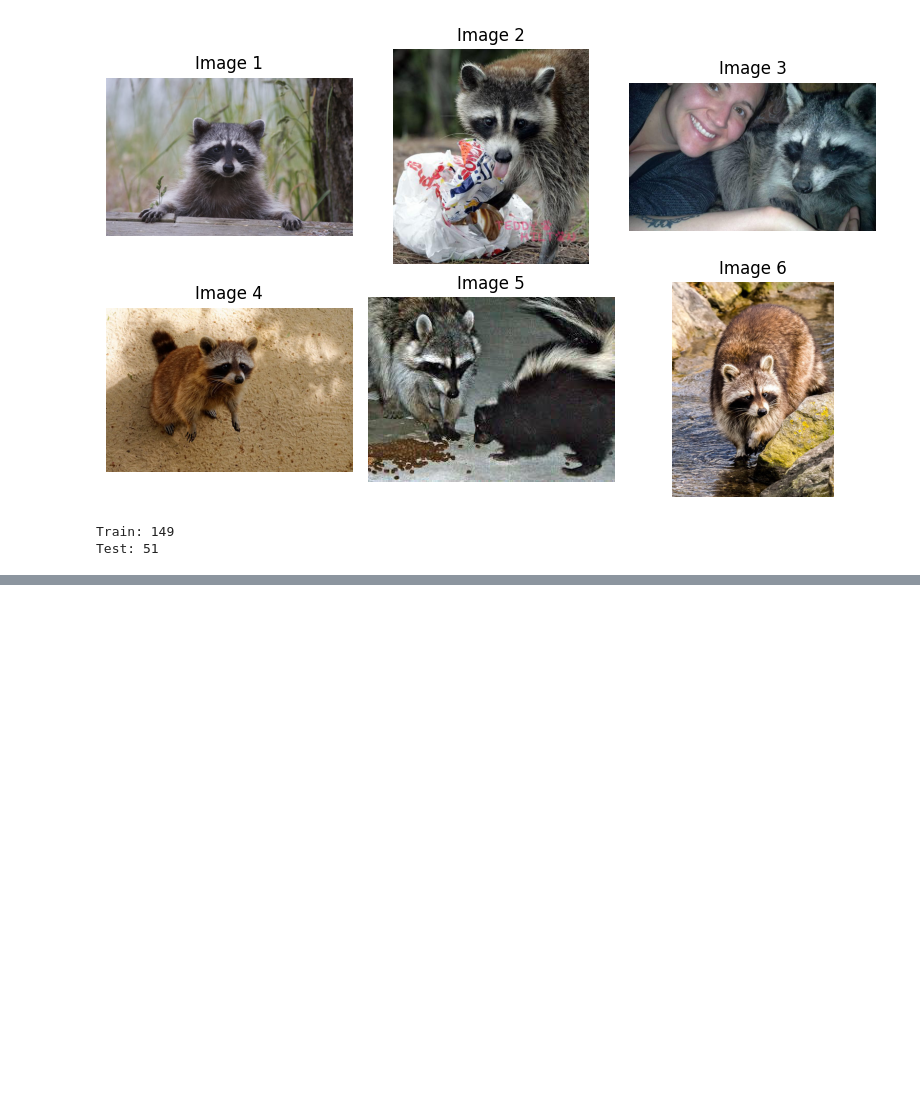
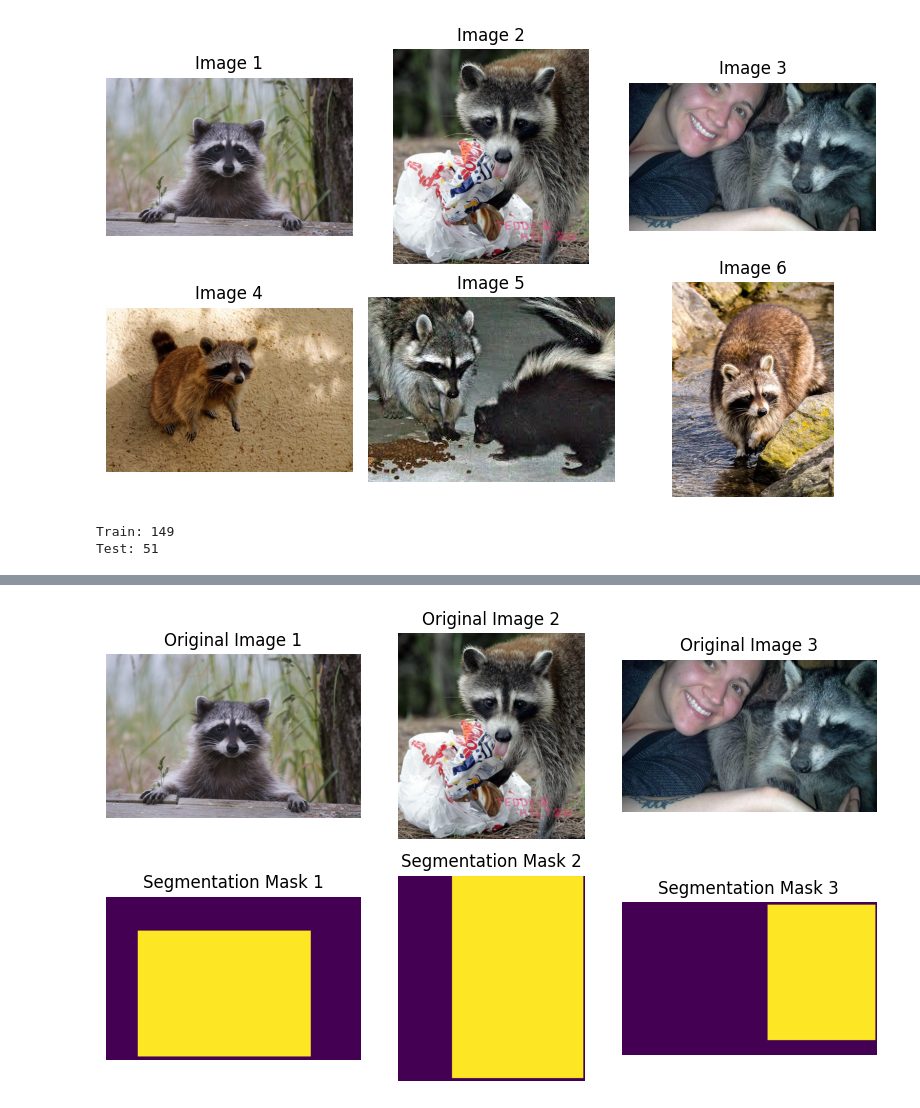
Before and after one commit to ploung/AAI-521-ComputerVision_Module3, a Jupyter notebook: Pros Loung_Assignment3.ipynb, the cells around one changed output, grey strips where cells are left out. Drawn from its saved outputs; the diff is of its cells as text; code cells hidden in the pictures; blank space fills up the shorter version.

```diff
--- a/Pros Loung_Assignment3.ipynb
+++ b/Pros Loung_Assignment3.ipynb
@@ -262,0 +284,27 @@ Loaded 200 images
+# %%
+# load an image
+# Use the function above to create the image and its mask
+image_Mask = RaccoonDataset()
+image_Mask.load_dataset('raccoon_dataset', is_train=True)
+image_Mask.prepare()
+
+
+# Display the original images on the top row
+plt.figure(figsize=(8, 5))
+for i in range(3):
+    image, mask = image_Mask.load_image(i), image_Mask.load_mask(i)[0]
+    plt.subplot(2, 3, i+1)
+    plt.imshow(image)
+    plt.title(f'Original Image {i+1}')
+    plt.axis('off')
+
+# Display the masks on the bottom row
+    plt.subplot(2, 3, i+4)
+    plt.imshow(mask, cmap='viridis')
+    plt.title(f'Segmentation Mask {i+1}')
+    plt.axis('off')
+
+plt.tight_layout()
+plt.show()
+# %% [output]
+[figure, added]
```
Also changed, not shown: parts of 4 cells of this notebook.
